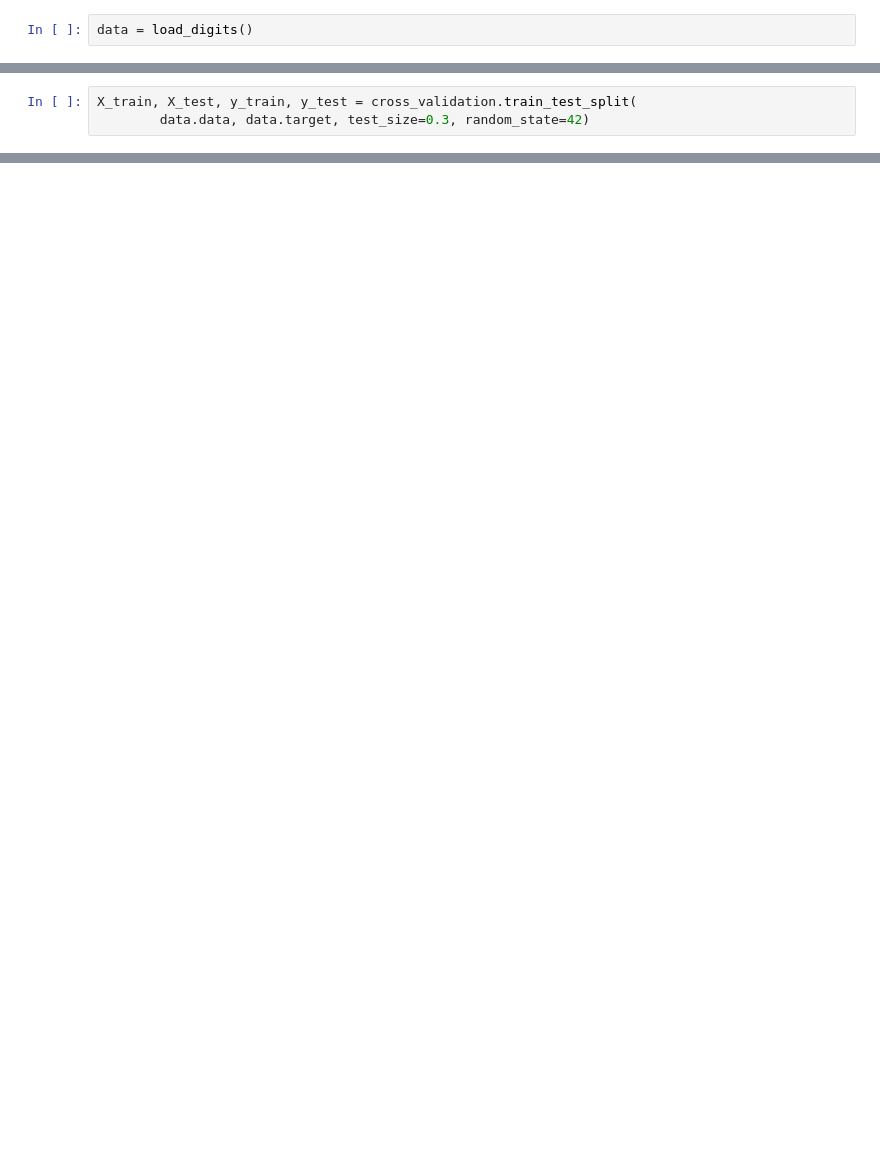
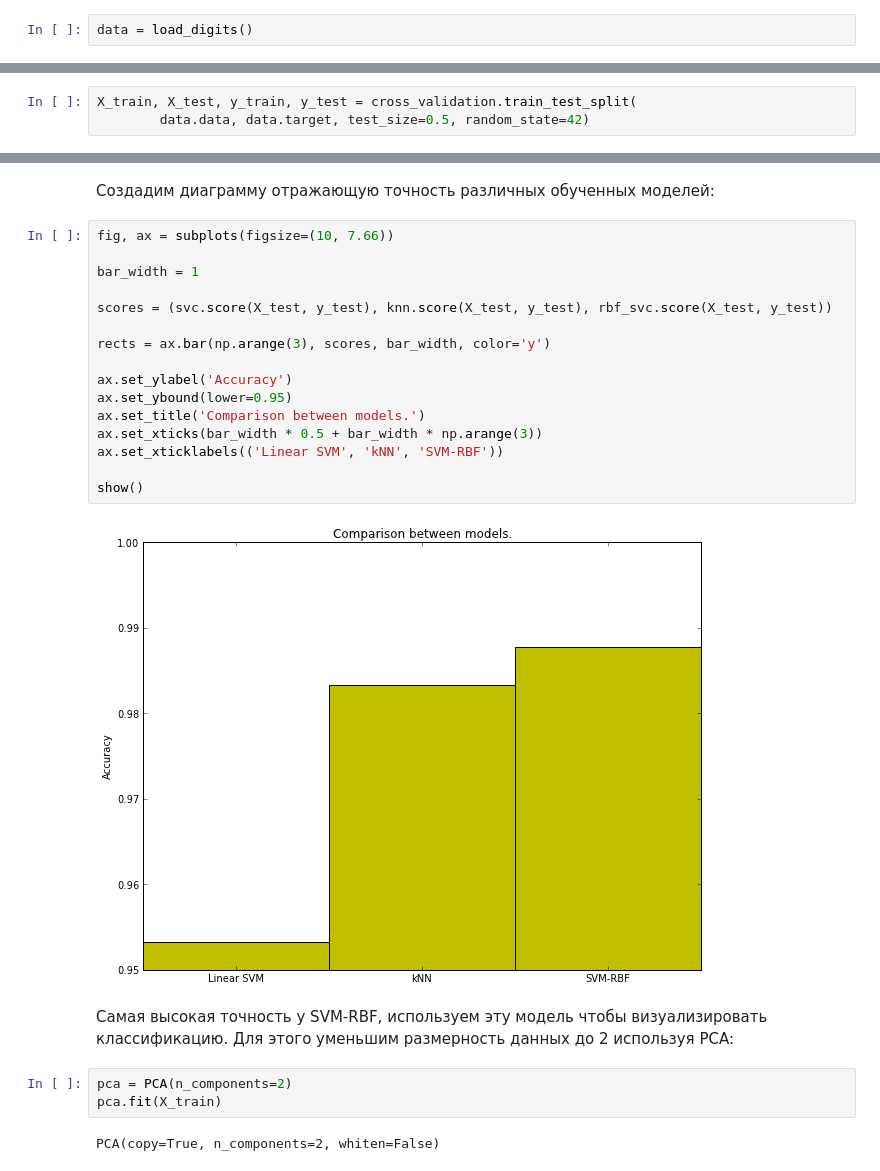
Before and after one commit to ukoloff/orazaev, a Jupyter notebook: edu/shad/ML2/mp2.lab1.p2.ipynb, the cells around one changed output, grey strips where cells are left out. Cells and saved outputs as stored; diff of their text form; blank space fills up the shorter version.

```diff
--- a/edu/shad/ML2/mp2.lab1.p2.ipynb
+++ b/edu/shad/ML2/mp2.lab1.p2.ipynb
@@ -22,3 +29,3 @@ data = load_digits()
 # %%
 X_train, X_test, y_train, y_test = cross_validation.train_test_split(
-        data.data, data.target, test_size=0.3, random_state=42)
+        data.data, data.target, test_size=0.5, random_state=42)
@@ -75,0 +82,27 @@ Fitting 3 folds for each of 6 candidates, totalling 18 fits
+# %% [markdown]
+Создадим диаграмму отражающую точность различных обученных моделей:
+# %%
+fig, ax = subplots(figsize=(10, 7.66))
+
+bar_width = 1
+
+scores = (svc.score(X_test, y_test), knn.score(X_test, y_test), rbf_svc.score(X_test, y_test))
+
+rects = ax.bar(np.arange(3), scores, bar_width, color='y')
+
+ax.set_ylabel('Accuracy')
+ax.set_ybound(lower=0.95)
+ax.set_title('Comparison between models.')
+ax.set_xticks(bar_width * 0.5 + bar_width * np.arange(3))
+ax.set_xticklabels(('Linear SVM', 'kNN', 'SVM-RBF'))
+
+show()
+# %% [output]
+[figure, added]
+# %% [markdown]
+Самая высокая точность у SVM-RBF, используем эту модель чтобы визуализировать классификацию. Для этого уменьшим размерность данных до 2 используя PCA:
+# %%
+pca = PCA(n_components=2)
+pca.fit(X_train)
+# %% [output]
+PCA(copy=True, n_components=2, whiten=False)
```
Also changed, not shown: parts of 12 cells of this notebook.
